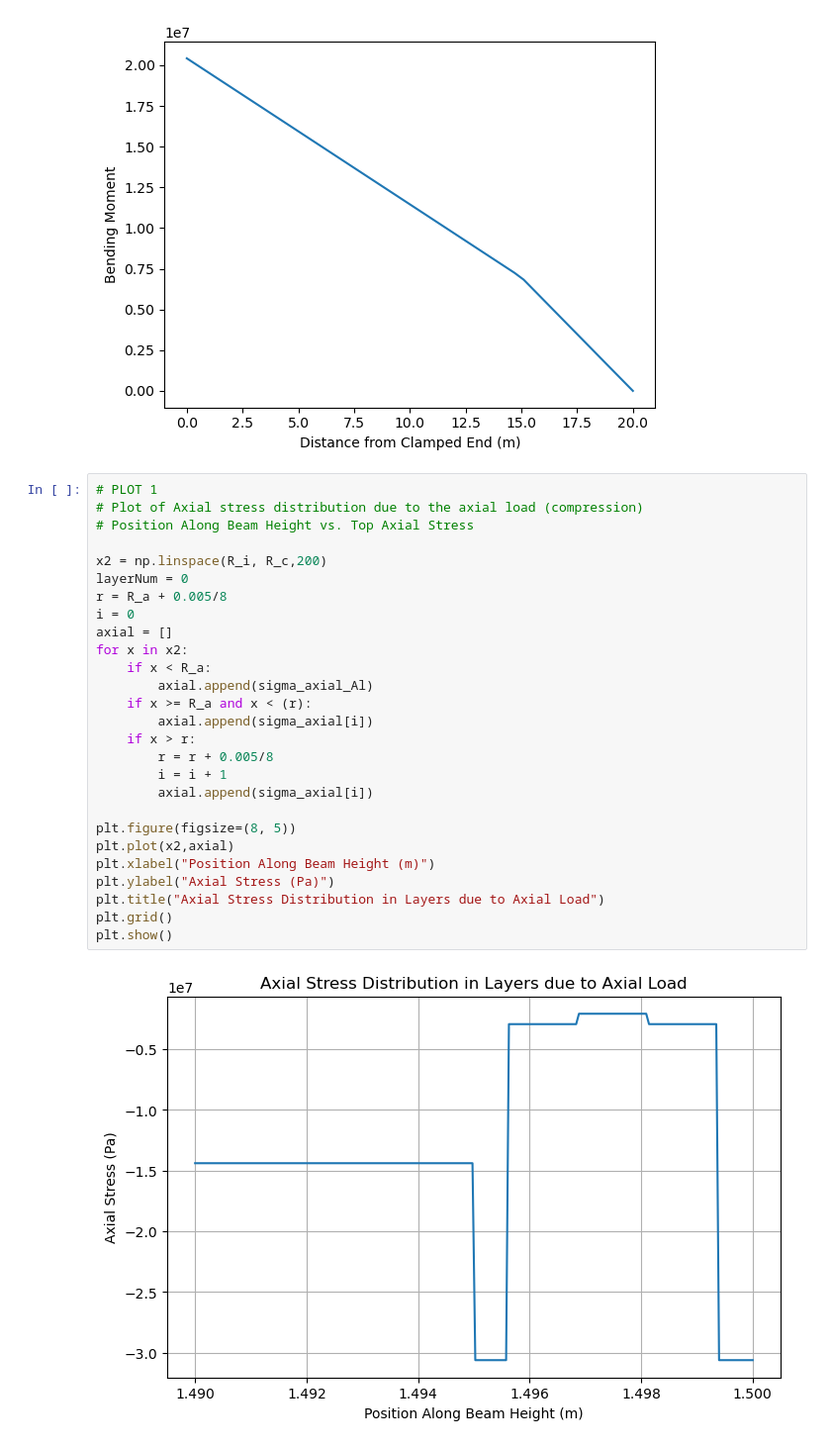
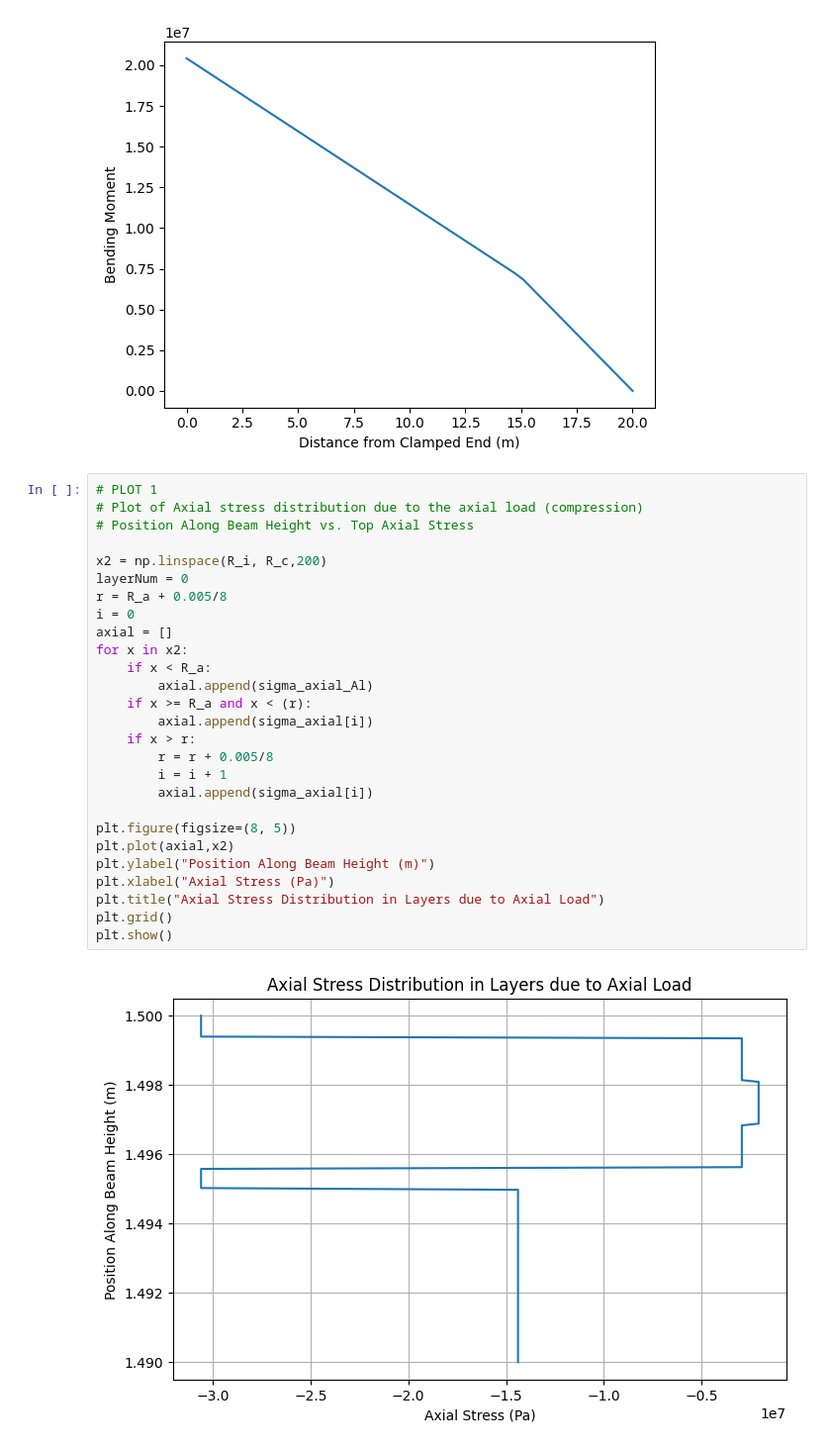
Before and after one commit to ndrichmond/EAE135Project2, a Jupyter notebook: main.ipynb, the cells around one changed output. Shown at 99% size. Saved outputs shown, nothing was run; the diff lists cells and outputs as text.

```diff
--- a/main.ipynb
+++ b/main.ipynb
@@ -142,32 +142,32 @@ Text(0, 0.5, 'Bending Moment')
 # %%
 # PLOT 1
 # Plot of Axial stress distribution due to the axial load (compression)
 # Position Along Beam Height vs. Top Axial Stress
 
 x2 = np.linspace(R_i, R_c,200)
 layerNum = 0
 r = R_a + 0.005/8
 i = 0
 axial = []
 for x in x2:
     if x < R_a:
         axial.append(sigma_axial_Al)
     if x >= R_a and x < (r):
         axial.append(sigma_axial[i])
     if x > r:
         r = r + 0.005/8
         i = i + 1
         axial.append(sigma_axial[i])
 
 plt.figure(figsize=(8, 5))
-plt.plot(x2,axial)
-plt.xlabel("Position Along Beam Height (m)")
-plt.ylabel("Axial Stress (Pa)")
+plt.plot(axial,x2)
+plt.ylabel("Position Along Beam Height (m)")
+plt.xlabel("Axial Stress (Pa)")
 plt.title("Axial Stress Distribution in Layers due to Axial Load")
 plt.grid()
 plt.show()
 # %% [output]
-[figure, old version]
+[figure, new version]
 # %%
 # PLOT 2
 # Plot of axial stress distribution due to the Bending at the Wall (compression)
```
Also changed, not shown: parts of 3 cells of this notebook.
